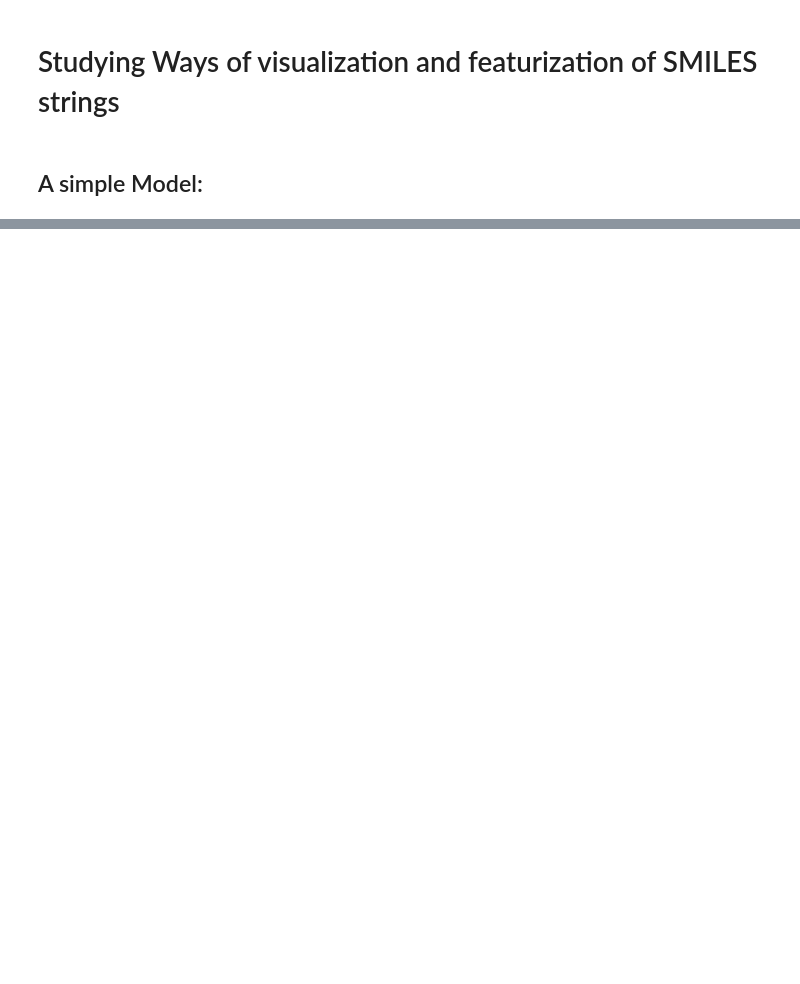
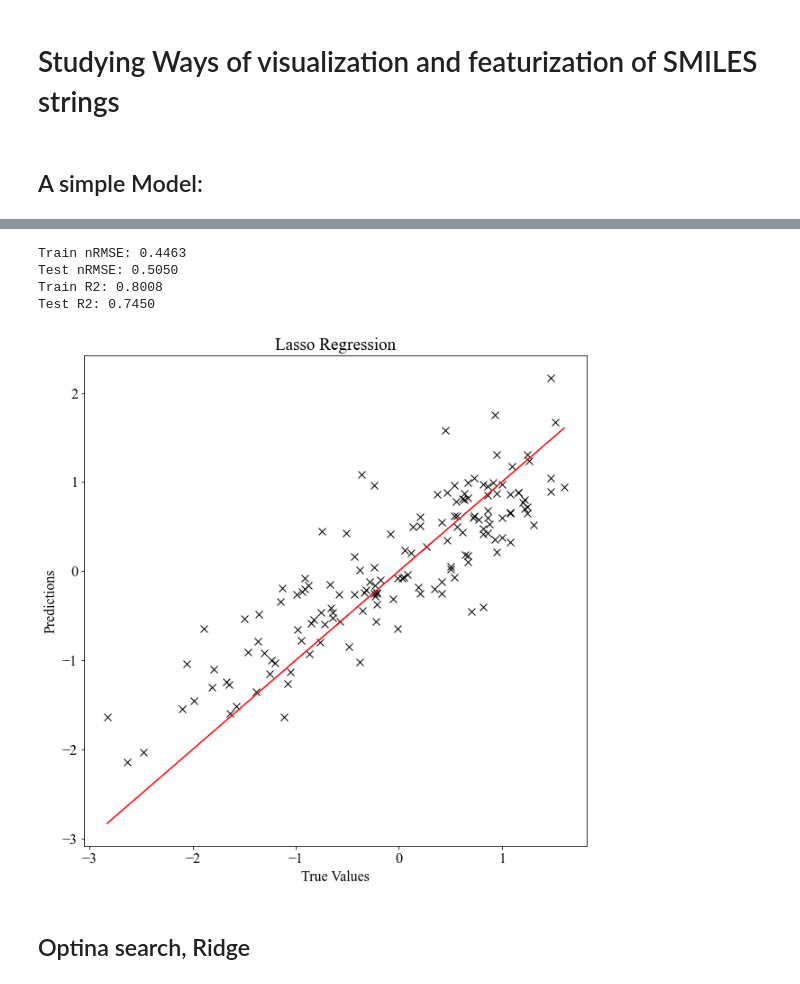
Before and after one commit to CesarAugusto14/QSAR_practice, a Jupyter notebook: initial_practicum.ipynb, the cells around one changed output, grey strips where cells are left out. Drawn from its saved outputs; the diff is of its cells as text; code cells hidden in the pictures; blank space fills up the shorter version.

```diff
--- a/initial_practicum.ipynb
+++ b/initial_practicum.ipynb
@@ -22,0 +26,3 @@ fingerprints = bace_datasets[0].X
+# %%
+featurizer = 'ECFP'
+_, bace_datasets, _ = dc.molnet.load_bace_regression(featurizer=featurizer, splitter = dc.splits.RandomSplitter())
@@ -56,0 +41,15 @@ mol2
+# %%
+# Now it's time to train a Linear Regression model with the Fingerprints
+# Let's use the Linear Regression model from sklearn
+
+# Train the model
+X = df_train.drop(columns=['targets'])
+y = df_train.targets.values
+x_valid = df_valid.drop(columns=['targets'])
+y_valid = df_valid.targets.values
+# X and x_valid are the new X_train
+# y and y_valid are the new y_train
+X_train = pd.concat([X, x_valid])
+y_train = np.concatenate([y, y_valid])
+x_test = df_test.drop(columns=['targets'])
+y_test = df_test.targets.values
@@ -56,0 +110,35 @@ mol2
+# %%
+# Train with X_train and y_train, using best parameters:
+reg = Lasso(alpha=0.002, max_iter=int(1e4))
+reg.fit(X_train, y_train)
+
+# Predict and compute the nRMSE for train and test set
+y_pred = reg.predict(X_train)
+nrmse, r2, mse, rmse = nRMSE(y_train, y_pred)
+
+y_pred = reg.predict(x_test)
+nrmse_test, r2_test, mse_test, rmse_test = nRMSE(y_test, y_pred)
+
+# Print:
+print(f'Train nRMSE: {nrmse:.4f}')
+print(f'Test nRMSE: {nrmse_test:.4f}')
+print(f'Train R2: {r2:.4f}')
+print(f'Test R2: {r2_test:.4f}')
+
+# Plot predictions vs true values
+plt.figure(figsize=(10, 10))
+plt.plot(y_test, y_pred, 'kx', markersize=8)
+# Plot line
+plt.plot([min(y_test), max(y_test)], [min(y_test), max(y_test)], color='red')
+plt.xlabel('True Values')
+plt.ylabel('Predictions')
+plt.title('Lasso Regression')
+plt.show()
+# %% [output]
+Train nRMSE: 0.4463
+Test nRMSE: 0.5050
+Train R2: 0.8008
+Test R2: 0.7450
+[figure, added]
+# %% [markdown]
+## Optina search, Ridge
```
Also changed, not shown: parts of 13 cells of this notebook, 2 other files.
